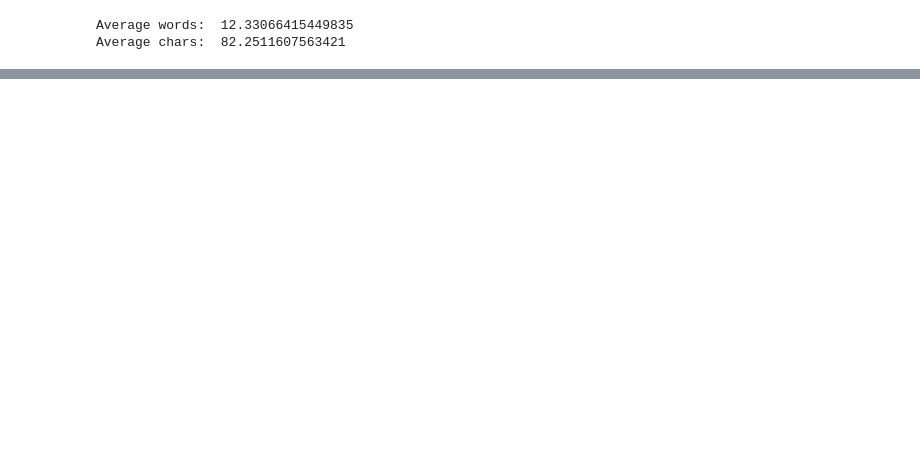
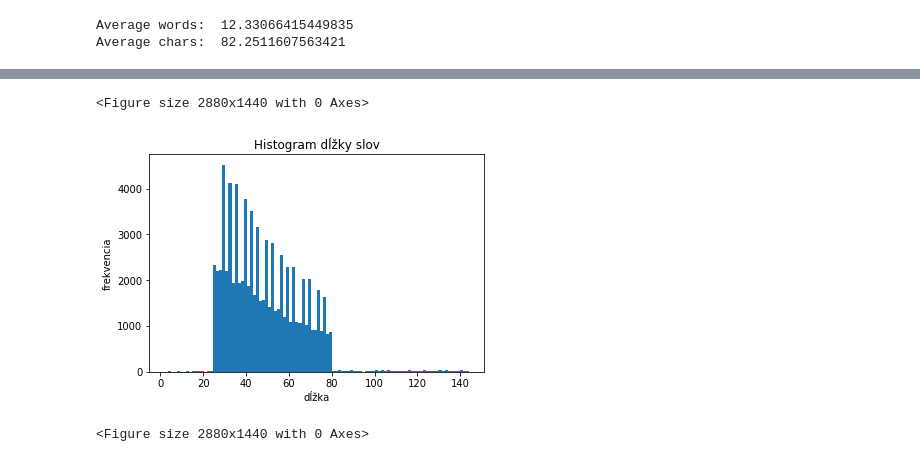
Before and after one commit to simon3358/DP, a Jupyter notebook: analyza_datasetov.ipynb, the cells around one changed output, grey strips where cells are left out. Saved outputs shown, nothing was run; the diff lists cells and outputs as text; code cells hidden in the pictures; blank space fills up the shorter version.

```diff
--- a/analyza_datasetov.ipynb
+++ b/analyza_datasetov.ipynb
@@ -91,3 +260,0 @@ tweets
-# %%
-tweets = tweets[(tweets.Text.str.len()>25)]
-tweets = tweets[(tweets.Text.str.len()<80)]
@@ -133,2 +260,0 @@ create_emoji_tweets(t, model, 'D:/Downloads/DP/data/anasent2_emoji.csv')
-# %%
-tweets = pd.read_csv('D:/Downloads/DP/data/anasent2_emoji.csv')
@@ -197,0 +307,2 @@ t
+# %%
+tweets['Text_lenght'] = tweets['Text'].apply(lambda x: len(x))
@@ -197,0 +321,10 @@ t
+# %%
+plt.hist(tweets['Text_lenght'],bins=100)
+plt.title("Histogram dĺžky slov")
+plt.xlabel('dĺžka')
+plt.ylabel('frekvencia')
+plt.figure(figsize=(40,20))
+# %% [output]
+<Figure size 2880x1440 with 0 Axes>
+[figure, added]
+<Figure size 2880x1440 with 0 Axes>
```
Also changed, not shown: parts of 49 cells of this notebook, 17 other files.
